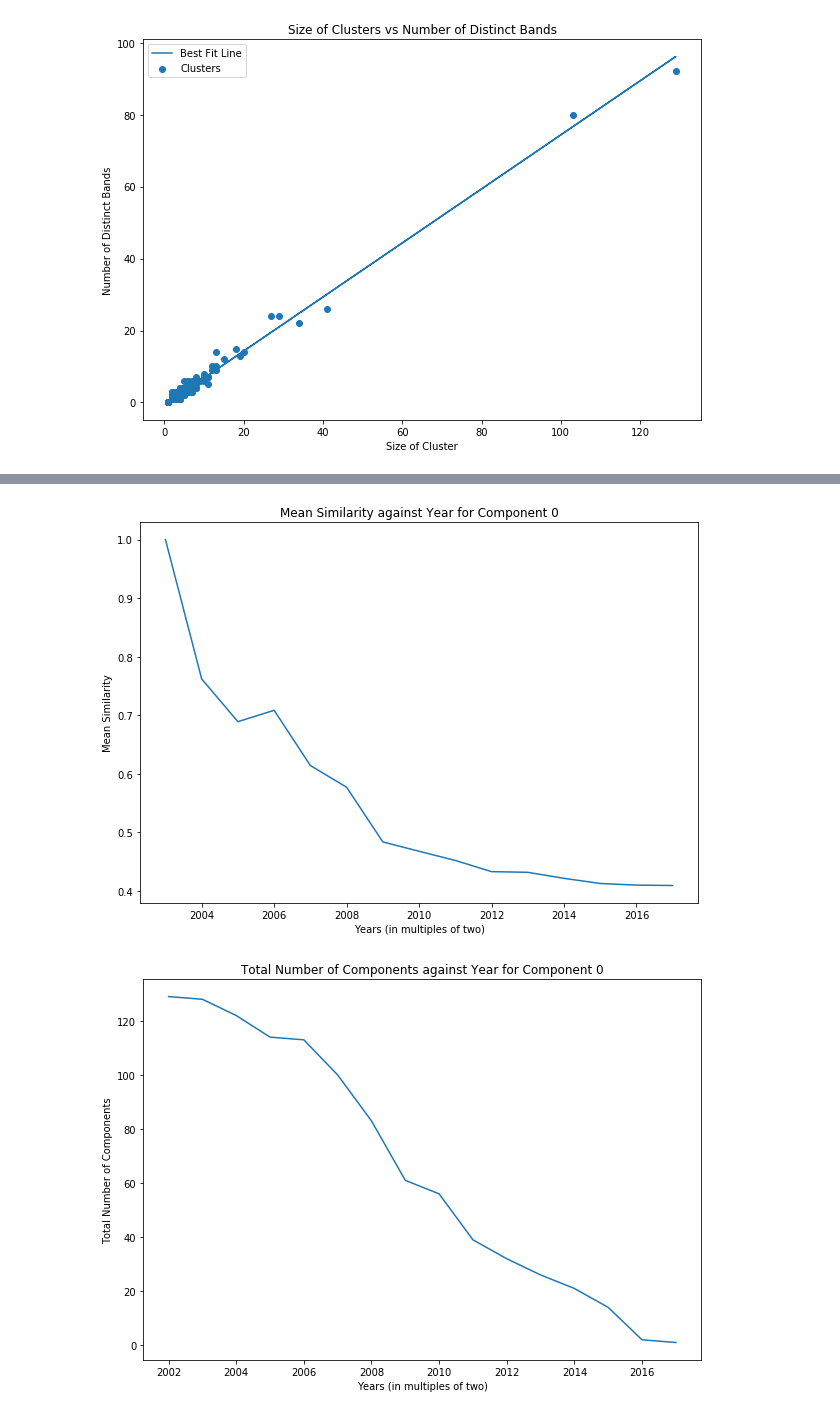
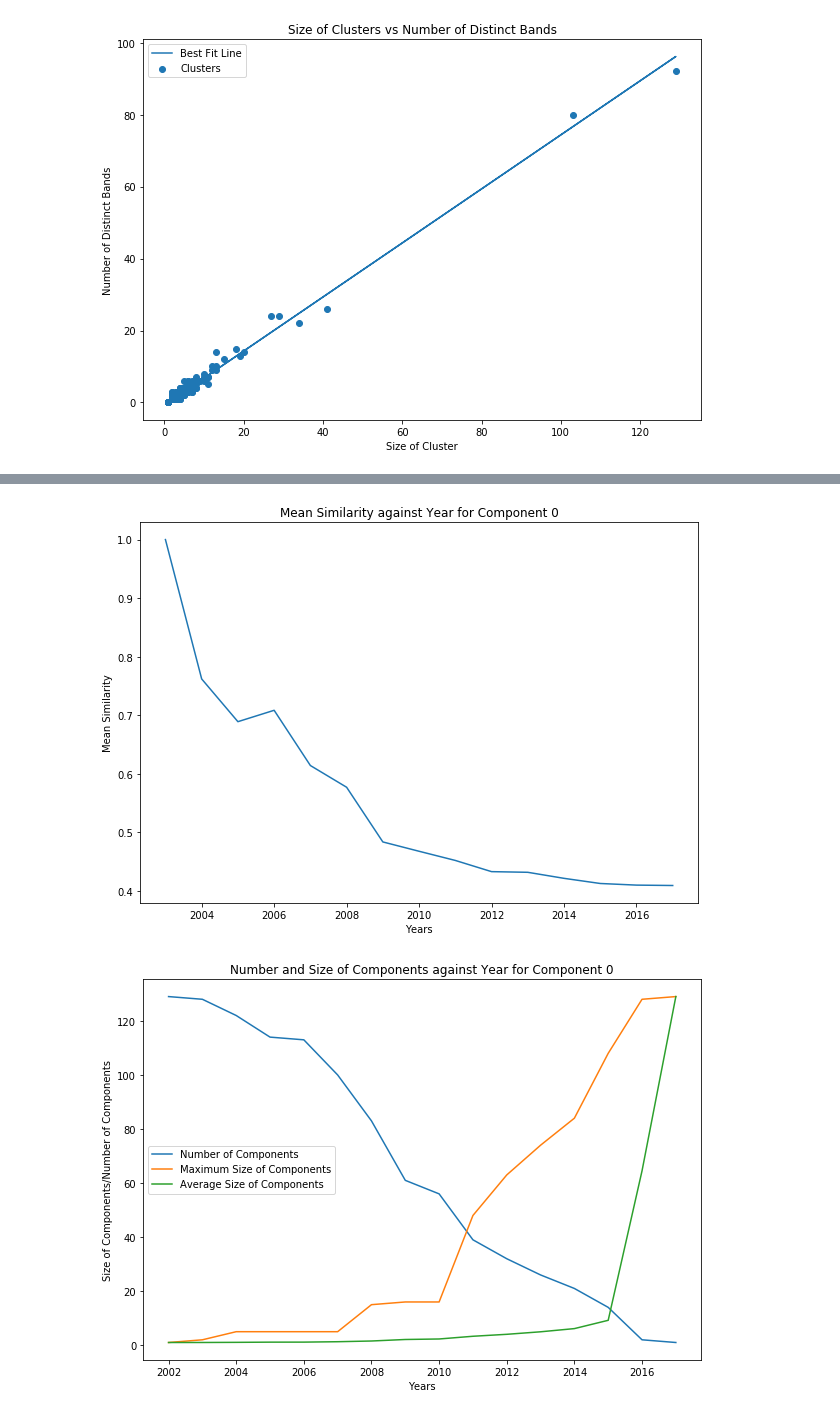
Before and after one commit to jzh001/Social-Network-Structure-in-Common-Interest-Communities, a Jupyter notebook: notebook.ipynb, the cells around one changed output, grey strips where cells are left out. Saved outputs shown, nothing was run; the diff lists cells and outputs as text; code cells hidden in the pictures.

```diff
--- a/notebook.ipynb
+++ b/notebook.ipynb
@@ -611,11 +611,11 @@ def get_subgraph(ind, years = [], calc = False):
         meanSim = np.nan #0 case
     else:
         meanSim = np.mean(widths)#mean similarity of edges
-    no_of_comps = len(components(SG)) #does not include isolated nodes
-    #total_comps = no_of_comps + len(comps[ind]) - len(SG.nodes()) #include isolated nodes in this computation
+    no_of_comps = len(components(SG)) #includes isolated nodes
+    ave_comp_size = np.mean(getSize(SG))
+    max_comp_size = max(getSize(SG))
     if calc:
-        #return (meanSim, no_of_comps, total_comps)
-        return (meanSim, no_of_comps)
+        return (meanSim, no_of_comps, ave_comp_size, max_comp_size)
     else:
         print("Number of Nodes =",N)
         print("Mean Similarity = ",meanSim)
@@ -642,25 +642,32 @@ Number of Connected Components = 1
 #draw_subgraph(0,range(2008,2013))
 # %%
 #draw_subgraph(0,range(2013,2018))
+# %%
+comp_no = 0 #component number based on decreasing size
 # %%
-plt.title('Mean Similarity against Year for Component 0')#for every pair of nodes
-plt.xlabel('Years (in multiples of two)')
+plt.title('Mean Similarity against Year for Component ' + str(comp_no))#for every pair of nodes
+plt.xlabel('Years')
 plt.ylabel('Mean Similarity')#including nodes which do not share an edge
 avesim_x = [x for x in range(2002,2018)] #each year
-avesim_y = [get_subgraph(0,range(2002,x+1),True)[0] for x in avesim_x]
+avesim_y = [get_subgraph(comp_no,range(2002,x+1),True)[0] for x in avesim_x]
 plt.plot(avesim_x,avesim_y)
-plt.savefig('Mean Similarity against Year for Component 0')
+plt.savefig('Mean Similarity against Year for Component ' + str(comp_no))
 # %% [output]
-[figure, old version]
+[figure, new version]
 # %%
-plt.title('Total Number of Components against Year for Component 0')
-plt.xlabel('Years (in multiples of two)')
-plt.ylabel('Total Number of Components')
+plt.title('Number and Size of Components against Year for Component ' + str(comp_no))
+plt.xlabel('Years')
+plt.ylabel('Size of Components/Number of Components')
 avesim_x = [x for x in range(2002,2018)] #each year
-avesim_y = [get_subgraph(0,range(2002,x+1),True)[1] for x in avesim_x]
-plt.plot(avesim_x,avesim_y)
-plt.savefig('Total Number of Components against Year for Component 0')
+avesim_y = [get_subgraph(comp_no,range(2002,x+1),True)[2] for x in avesim_x]
+avesim_y1 = [get_subgraph(comp_no,range(2002,x+1),True)[3] for x in avesim_x]
+avesim_y2 = [get_subgraph(comp_no,range(2002,x+1),True)[1] for x in avesim_x]
+plt.plot(avesim_x,avesim_y2, label = 'Number of Components')
+plt.plot(avesim_x,avesim_y1, label = 'Maximum Size of Components')
+plt.plot(avesim_x,avesim_y, label = 'Average Size of Components')
+plt.legend()
+plt.savefig('Number and Size of Components against Year for Component ' + str(comp_no))
 # %% [output]
-[figure, old version]
+[figure, new version]
 # %%
 avesim_x = [x for x in range(2002,2018)] #each year
```
Also changed, not shown: parts of 9 cells of this notebook.
